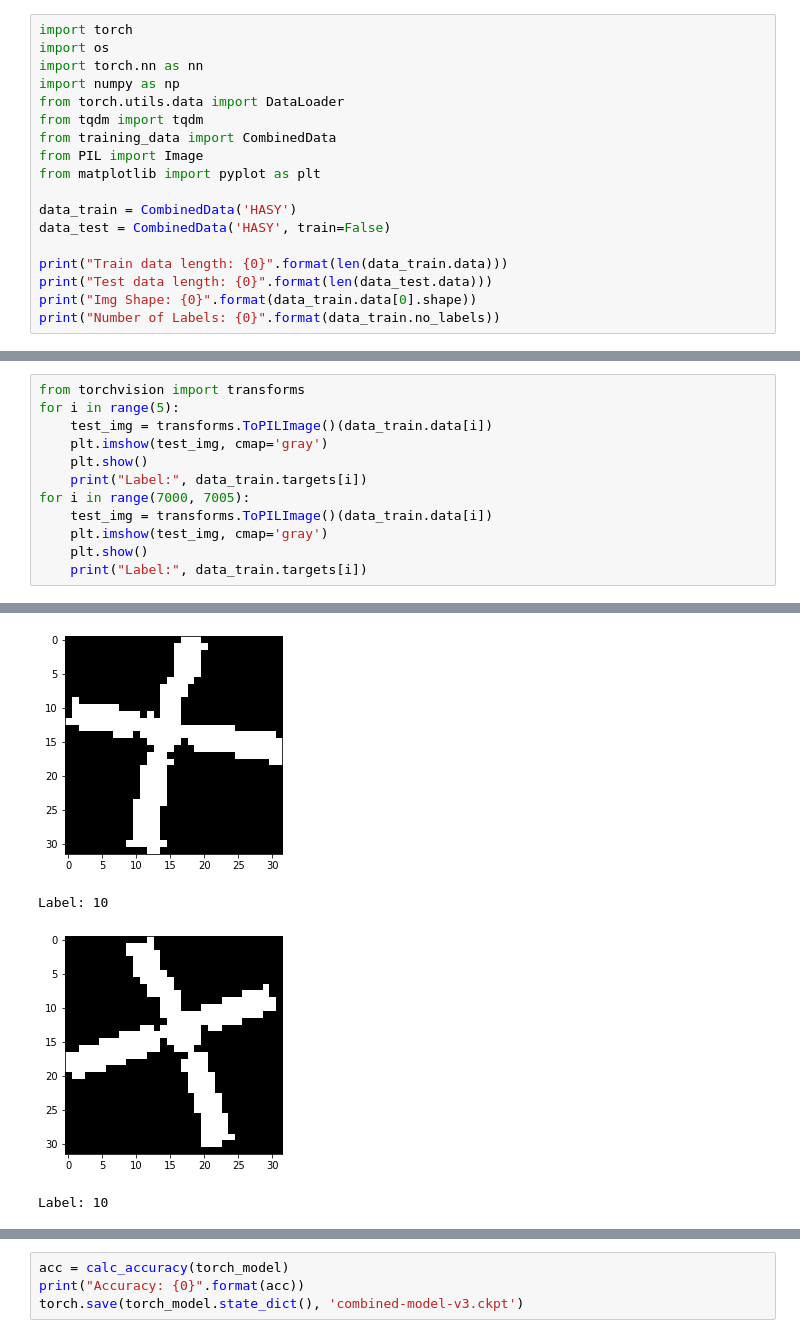
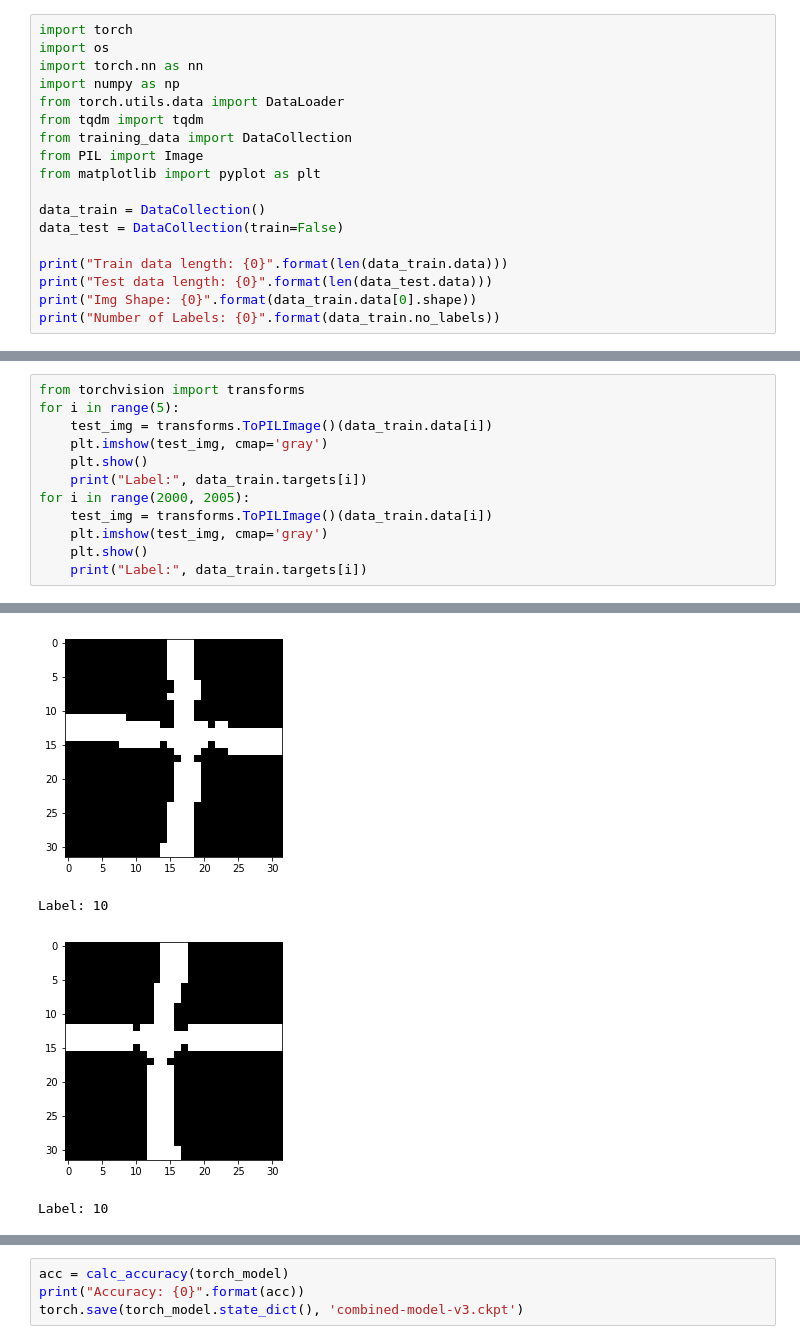
Before and after one commit to DucAnhPhi/image-input-calc, a Jupyter notebook: Combined Data Training.ipynb, the cells around one changed output, grey strips where cells are left out. Saved outputs shown, nothing was run; the diff lists cells and outputs as text.

```diff
--- a/Combined Data Training.ipynb
+++ b/Combined Data Training.ipynb
@@ -5,12 +5,12 @@ import torch.nn as nn
 import numpy as np
 from torch.utils.data import DataLoader
 from tqdm import tqdm
-from training_data import CombinedData
+from training_data import DataCollection
 from PIL import Image
 from matplotlib import pyplot as plt
 
-data_train = CombinedData('HASY')
-data_test = CombinedData('HASY', train=False)
+data_train = DataCollection()
+data_test = DataCollection(train=False)
 
 print("Train data length: {0}".format(len(data_train.data)))
 print("Test data length: {0}".format(len(data_test.data)))
@@ -50,7 +28,7 @@ for i in range(5):
     plt.imshow(test_img, cmap='gray')
     plt.show()
     print("Label:", data_train.targets[i])
-for i in range(7000, 7005):
+for i in range(2000, 2005):
     test_img = transforms.ToPILImage()(data_train.data[i])
     plt.imshow(test_img, cmap='gray')
     plt.show()
@@ -64,5 +42,5 @@ Label: 10
 Label: 10
-[figure, old version]
+[figure, new version]
 Label: 10
-[figure, old version]
+[figure, new version]
 Label: 10
```
Also changed, not shown: parts of 4 cells of this notebook, 3 other files.
